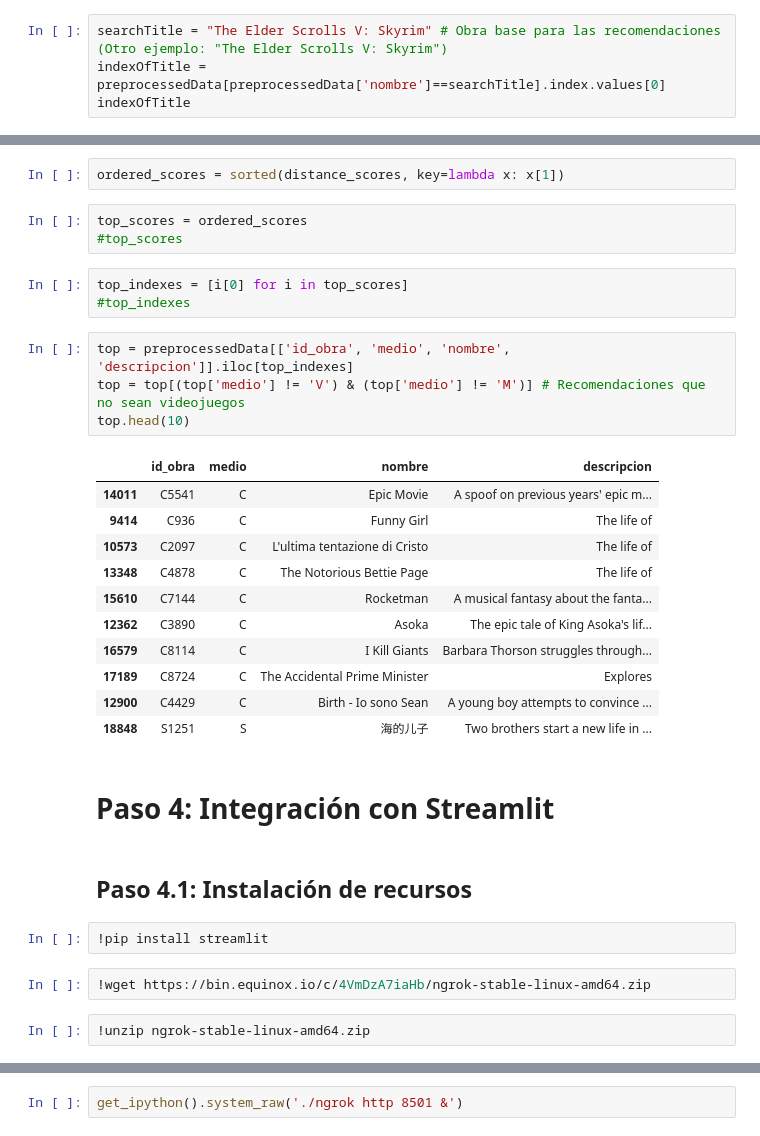
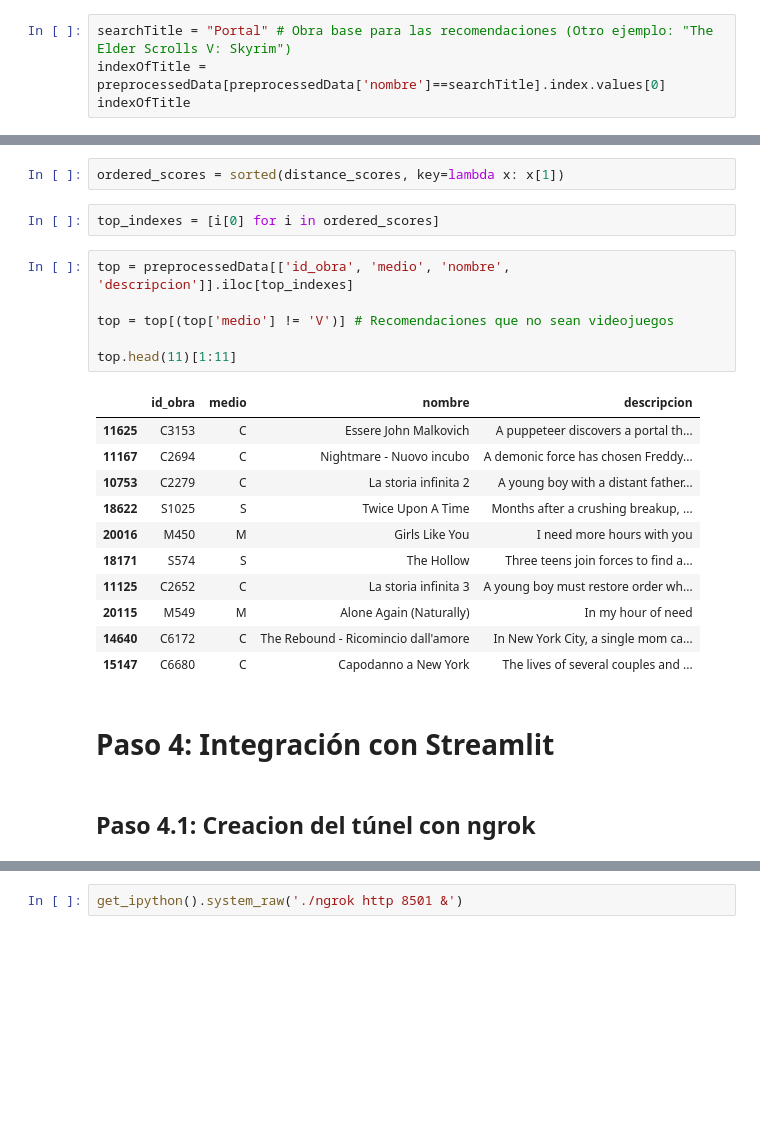
Before and after one commit to adrygp/ABP-FindMo, a Jupyter notebook: FindMo.ipynb, the cells around one changed output, grey strips where cells are left out. Cells and saved outputs as stored; diff of their text form; blank space fills up the shorter version.

```diff
--- a/FindMo.ipynb
+++ b/FindMo.ipynb
@@ -392,5 +350,5 @@ print(distance_matrix.shape)
 # %%
-searchTitle = "The Elder Scrolls V: Skyrim" # Obra base para las recomendaciones (Otro ejemplo: "The Elder Scrolls V: Skyrim")
+searchTitle = "Portal" # Obra base para las recomendaciones (Otro ejemplo: "The Elder Scrolls V: Skyrim")
 indexOfTitle = preprocessedData[preprocessedData['nombre']==searchTitle].index.values[0]
 indexOfTitle
 # %% [output]
@@ -399,35 +359,27 @@ indexOfTitle
 distance_scores = list(enumerate(distance_matrix[indexOfTitle]))
 # %%
 ordered_scores = sorted(distance_scores, key=lambda x: x[1])
-# %%
-top_scores = ordered_scores
-#top_scores
 # %%
-top_indexes = [i[0] for i in top_scores]
-#top_indexes
+top_indexes = [i[0] for i in ordered_scores]
 # %%
 top = preprocessedData[['id_obra', 'medio', 'nombre', 'descripcion']].iloc[top_indexes]
-top = top[(top['medio'] != 'V') & (top['medio'] != 'M')] # Recomendaciones que no sean videojuegos
-top.head(10)
+
+top = top[(top['medio'] != 'V')] # Recomendaciones que no sean videojuegos
+
+top.head(11)[1:11]
 # %% [output]
 |  | id_obra | medio | nombre | descripcion |
-| 14011 | C5541 | C | Epic Movie | A spoof on previous years' epic m... |
-| 9414 | C936 | C | Funny Girl | The life of |
-| 10573 | C2097 | C | L'ultima tentazione di Cristo | The life of |
-| 13348 | C4878 | C | The Notorious Bettie Page | The life of |
-| 15610 | C7144 | C | Rocketman | A musical fantasy about the fanta... |
-| 12362 | C3890 | C | Asoka | The epic tale of King Asoka's lif... |
-| 16579 | C8114 | C | I Kill Giants | Barbara Thorson struggles through... |
-| 17189 | C8724 | C | The Accidental Prime Minister | Explores |
-| 12900 | C4429 | C | Birth - Io sono Sean | A young boy attempts to convince ... |
-| 18848 | S1251 | S | 海的儿子 | Two brothers start a new life in ... |
+| 11625 | C3153 | C | Essere John Malkovich | A puppeteer discovers a portal th... |
+| 11167 | C2694 | C | Nightmare - Nuovo incubo | A demonic force has chosen Freddy... |
+| 10753 | C2279 | C | La storia infinita 2 | A young boy with a distant father... |
+| 18622 | S1025 | S | Twice Upon A Time | Months after a crushing breakup, ... |
+| 20016 | M450 | M | Girls Like You | I need more hours with you |
+| 18171 | S574 | S | The Hollow | Three teens join forces to find a... |
+| 11125 | C2652 | C | La storia infinita 3 | A young boy must restore order wh... |
+| 20115 | M549 | M | Alone Again (Naturally) | In my hour of need |
+| 14640 | C6172 | C | The Rebound - Ricomincio dall'amore | In New York City, a single mom ca... |
+| 15147 | C6680 | C | Capodanno a New York | The lives of several couples and ... |
 # %% [markdown]
 # Paso 4: Integración con Streamlit
 # %% [markdown]
-## Paso 4.1: Instalación de recursos
+## Paso 4.1: Creacion del túnel con ngrok
-# %%
-!pip install streamlit
-# %%
-!wget https://bin.equinox.io/c/4VmDzA7iaHb/ngrok-stable-linux-amd64.zip
-# %%
-!unzip ngrok-stable-linux-amd64.zip
```
Also changed, not shown: parts of 30 cells of this notebook.
